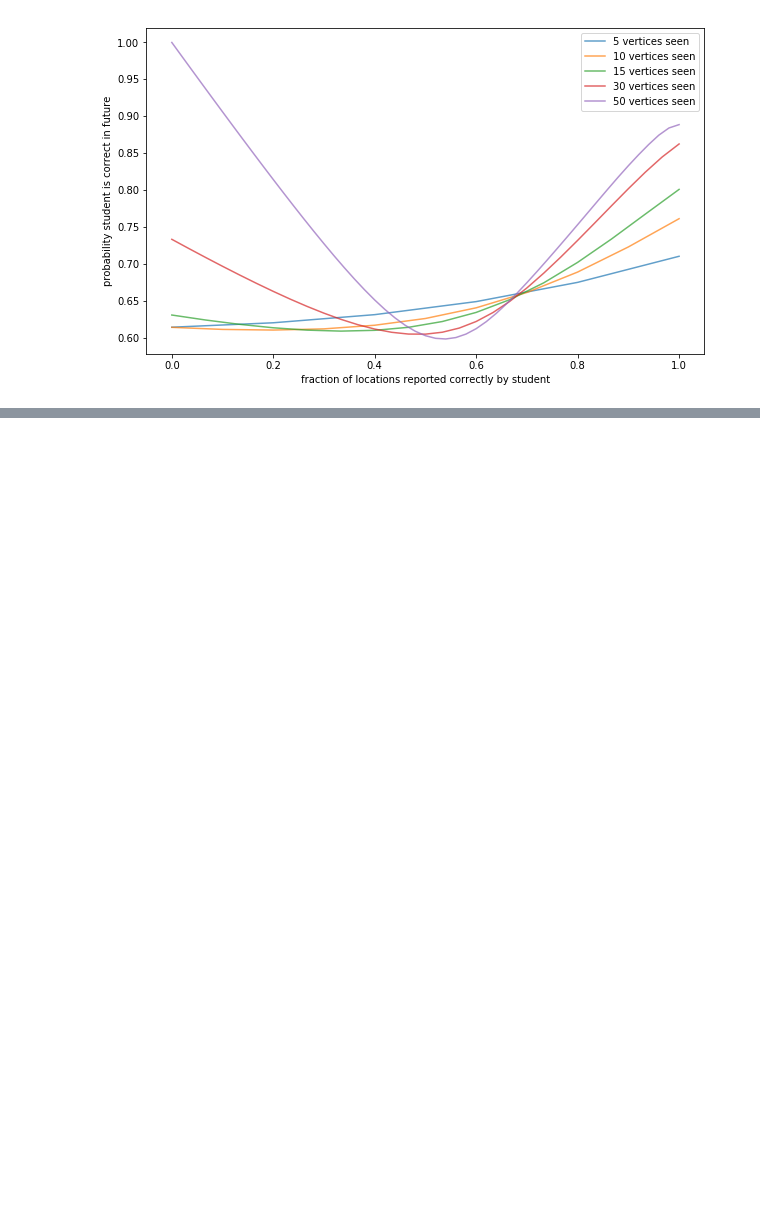
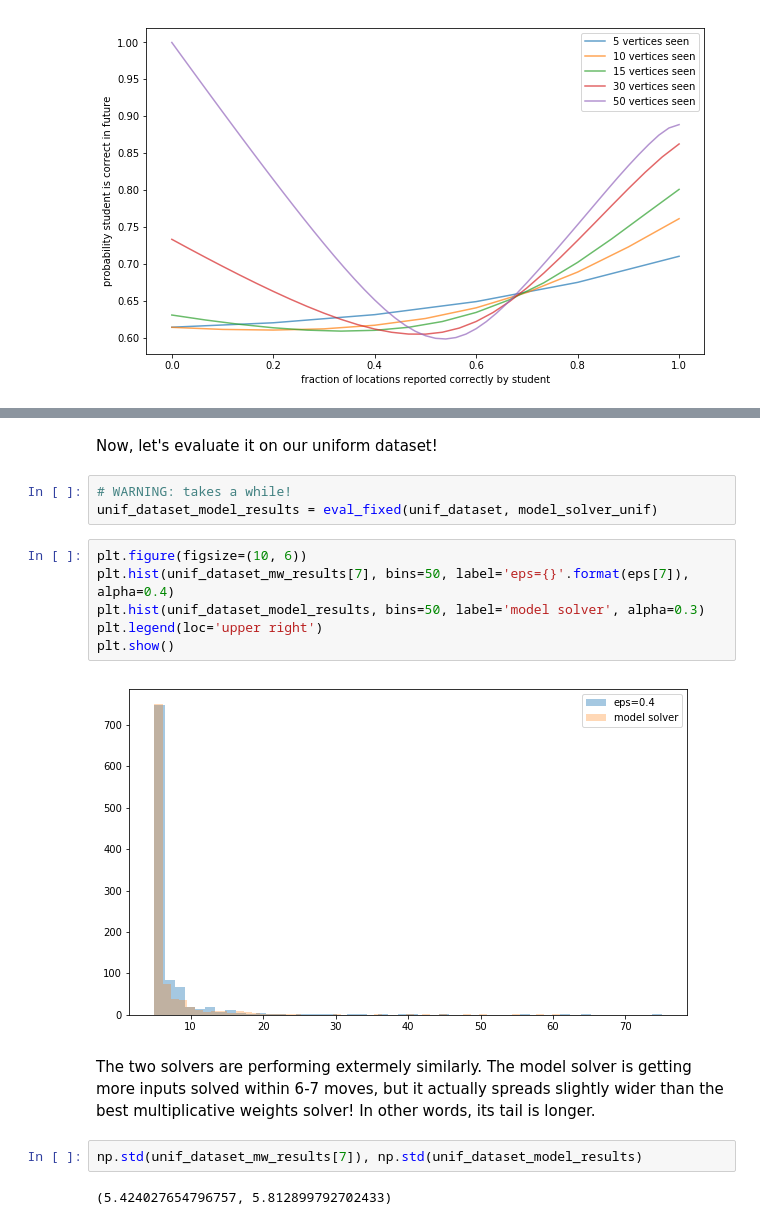
Before and after one commit to maxov/170-project-analysis, a Jupyter notebook: project-analysis.ipynb, the cells around one changed output, grey strips where cells are left out. Cells and saved outputs as stored; diff of their text form; blank space fills up the shorter version.

```diff
--- a/project-analysis.ipynb
+++ b/project-analysis.ipynb
@@ -411,0 +482,19 @@ There's not a tremendous difference, but we trust students who are very correct
+# %% [markdown]
+Now, let's evaluate it on our uniform dataset!
+# %%
+# WARNING: takes a while!
+unif_dataset_model_results = eval_fixed(unif_dataset, model_solver_unif)
+# %%
+plt.figure(figsize=(10, 6))
+plt.hist(unif_dataset_mw_results[7], bins=50, label='eps={}'.format(eps[7]), alpha=0.4)
+plt.hist(unif_dataset_model_results, bins=50, label='model solver', alpha=0.3)
+plt.legend(loc='upper right')
+plt.show()
+# %% [output]
+[figure, added]
+# %% [markdown]
+The two solvers are performing extermely similarly. The model solver is getting more inputs solved within 6-7 moves, but it actually spreads slightly wider than the best multiplicative weights solver! In other words, its tail is longer.
+# %%
+np.std(unif_dataset_mw_results[7]), np.std(unif_dataset_model_results)
+# %% [output]
+(5.424027654796757, 5.812899792702433)
```
Also changed, not shown: parts of 16 cells of this notebook.
